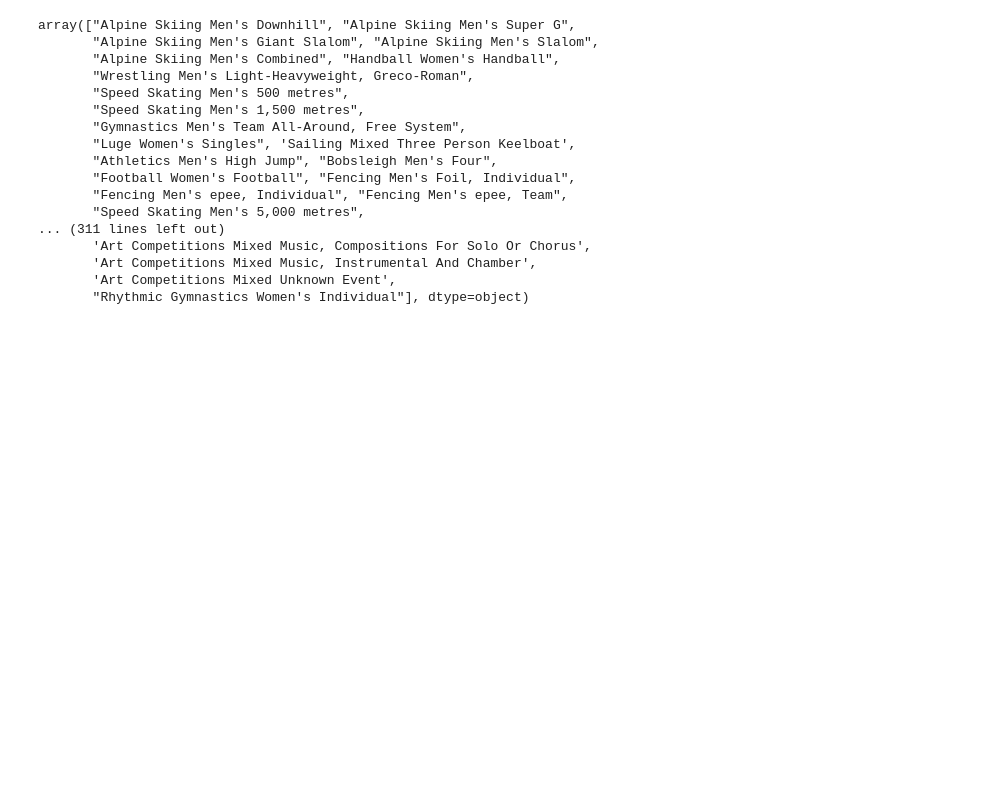
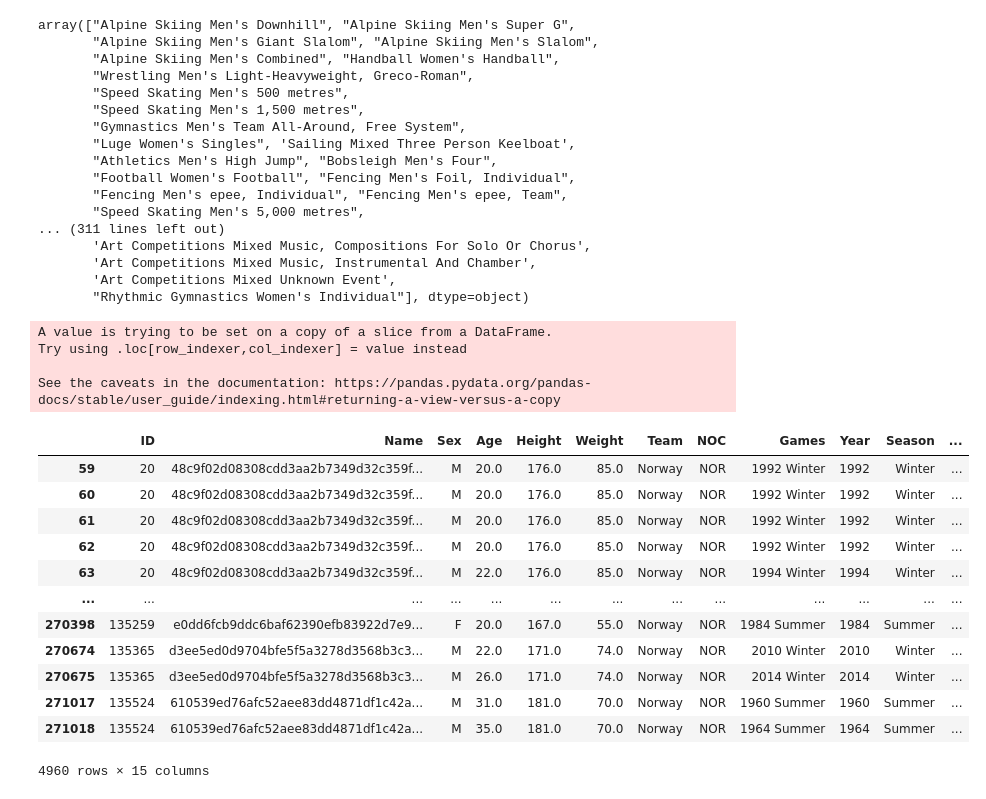
Before and after one commit to Razjoh/Projekt-os-norge, a Jupyter notebook: Rasmus_analys.ipynb, the cells around one changed output. Saved outputs shown, nothing was run; the diff lists cells and outputs as text; code cells hidden in the pictures; blank space fills up the shorter version.

```diff
--- a/Rasmus_analys.ipynb
+++ b/Rasmus_analys.ipynb
@@ -267,3 +269,25 @@ array(["Alpine Skiing Men's Downhill", "Alpine Skiing Men's Super G",
        'Art Competitions Mixed Music, Instrumental And Chamber',
        'Art Competitions Mixed Unknown Event',
        "Rhythmic Gymnastics Women's Individual"], dtype=object)
+# %%
+import hashlib as hl
+Norway["Name"] = Norway["Name"].apply(lambda x: hl.sha256(x.encode()).hexdigest())
+Norway
+# %% [output]
+A value is trying to be set on a copy of a slice from a DataFrame.
+Try using .loc[row_indexer,col_indexer] = value instead
+
+See the caveats in the documentation: https://pandas.pydata.org/pandas-docs/stable/user_guide/indexing.html#returning-a-view-versus-a-copy
+|  | ID | Name | Sex | Age | Height | Weight | Team | NOC | Games | Year | Season | ... |
+| 59 | 20 | 48c9f02d08308cdd3aa2b7349d32c359f... | M | 20.0 | 176.0 | 85.0 | Norway | NOR | 1992 Winter | 1992 | Winter | ... |
+| 60 | 20 | 48c9f02d08308cdd3aa2b7349d32c359f... | M | 20.0 | 176.0 | 85.0 | Norway | NOR | 1992 Winter | 1992 | Winter | ... |
+| 61 | 20 | 48c9f02d08308cdd3aa2b7349d32c359f... | M | 20.0 | 176.0 | 85.0 | Norway | NOR | 1992 Winter | 1992 | Winter | ... |
+| 62 | 20 | 48c9f02d08308cdd3aa2b7349d32c359f... | M | 20.0 | 176.0 | 85.0 | Norway | NOR | 1992 Winter | 1992 | Winter | ... |
+| 63 | 20 | 48c9f02d08308cdd3aa2b7349d32c359f... | M | 22.0 | 176.0 | 85.0 | Norway | NOR | 1994 Winter | 1994 | Winter | ... |
+| ... | ... | ... | ... | ... | ... | ... | ... | ... | ... | ... | ... | ... |
+| 270398 | 135259 | e0dd6fcb9ddc6baf62390efb83922d7e9... | F | 20.0 | 167.0 | 55.0 | Norway | NOR | 1984 Summer | 1984 | Summer | ... |
+| 270674 | 135365 | d3ee5ed0d9704bfe5f5a3278d3568b3c3... | M | 22.0 | 171.0 | 74.0 | Norway | NOR | 2010 Winter | 2010 | Winter | ... |
+| 270675 | 135365 | d3ee5ed0d9704bfe5f5a3278d3568b3c3... | M | 26.0 | 171.0 | 74.0 | Norway | NOR | 2014 Winter | 2014 | Winter | ... |
+| 271017 | 135524 | 610539ed76afc52aee83dd4871df1c42a... | M | 31.0 | 181.0 | 70.0 | Norway | NOR | 1960 Summer | 1960 | Summer | ... |
+| 271018 | 135524 | 610539ed76afc52aee83dd4871df1c42a... | M | 35.0 | 181.0 | 70.0 | Norway | NOR | 1964 Summer | 1964 | Summer | ... |
+4960 rows × 15 columns
```
Also changed, not shown: parts of 15 cells of this notebook, 1 other file.
